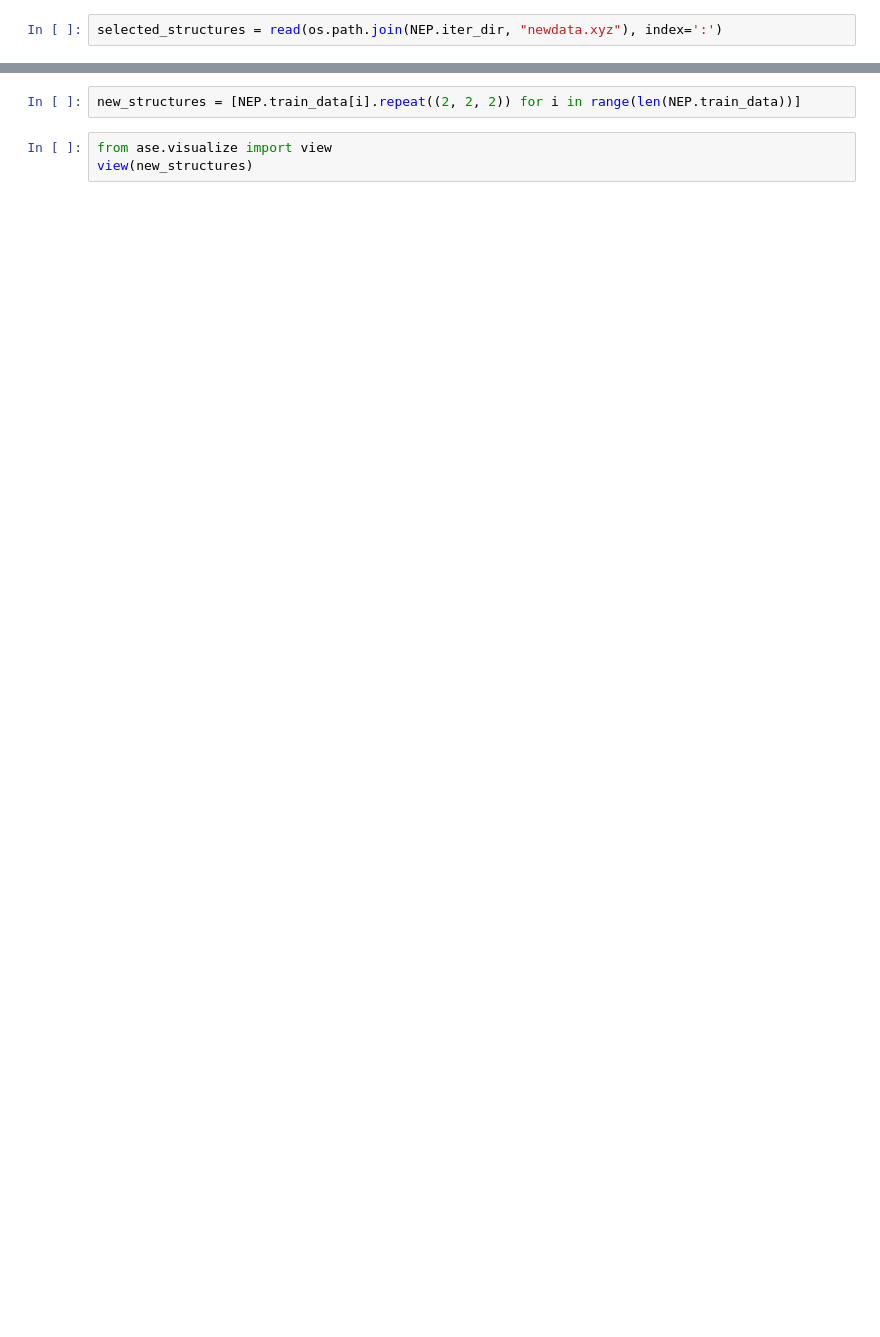
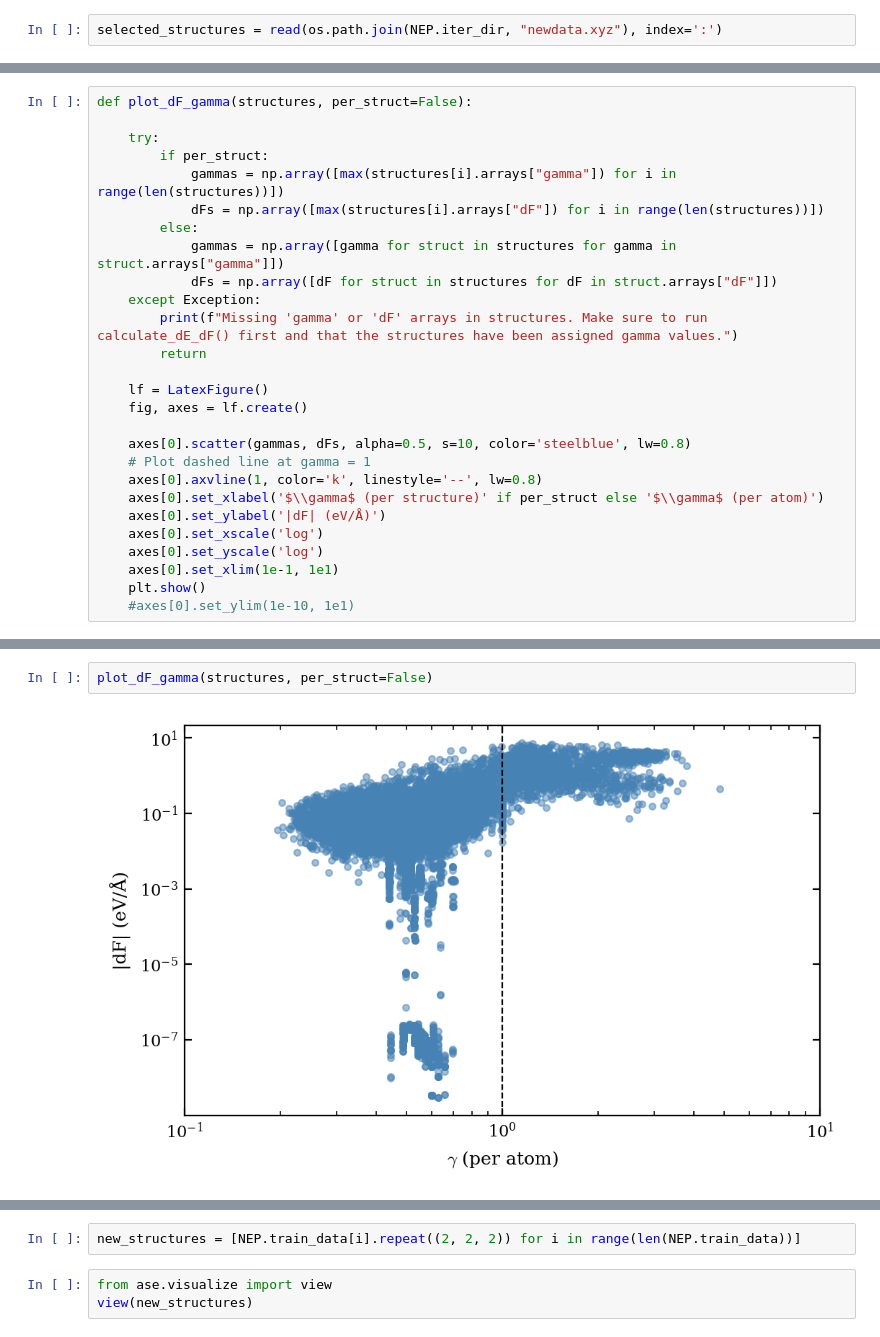
Before and after one commit to ThomasRavnborg/OxideSlabs, a Jupyter notebook: MLtraining.ipynb, the cells around one changed output, grey strips where cells are left out. Cells and saved outputs as stored; diff of their text form; blank space fills up the shorter version.

```diff
--- a/MLtraining.ipynb
+++ b/MLtraining.ipynb
@@ -612,0 +866,27 @@ def plot_dF_gamma(structures, per_structure=False):
+# %%
+def plot_dF_gamma(structures, per_struct=False):
+
+    try:
+        if per_struct:
+            gammas = np.array([max(structures[i].arrays["gamma"]) for i in range(len(structures))])
+            dFs = np.array([max(structures[i].arrays["dF"]) for i in range(len(structures))])
+        else:
+            gammas = np.array([gamma for struct in structures for gamma in struct.arrays["gamma"]])
+            dFs = np.array([dF for struct in structures for dF in struct.arrays["dF"]])
+    except Exception:
+        print(f"Missing 'gamma' or 'dF' arrays in structures. Make sure to run calculate_dE_dF() first and that the structures have been assigned gamma values.")
+        return
+
+    lf = LatexFigure()
+    fig, axes = lf.create()
+
+    axes[0].scatter(gammas, dFs, alpha=0.5, s=10, color='steelblue', lw=0.8)
+    # Plot dashed line at gamma = 1
+    axes[0].axvline(1, color='k', linestyle='--', lw=0.8)
+    axes[0].set_xlabel('$\\gamma$ (per structure)' if per_struct else '$\\gamma$ (per atom)')
+    axes[0].set_ylabel('|dF| (eV/Å)')
+    axes[0].set_xscale('log')
+    axes[0].set_yscale('log')
+    axes[0].set_xlim(1e-1, 1e1)
+    plt.show()
+    #axes[0].set_ylim(1e-10, 1e1)
@@ -612,0 +897,4 @@ def plot_dF_gamma(structures, per_structure=False):
+# %%
+plot_dF_gamma(structures, per_struct=False)
+# %% [output]
+[figure, added]
```
Also changed, not shown: parts of 104 cells of this notebook, 12 other files.
